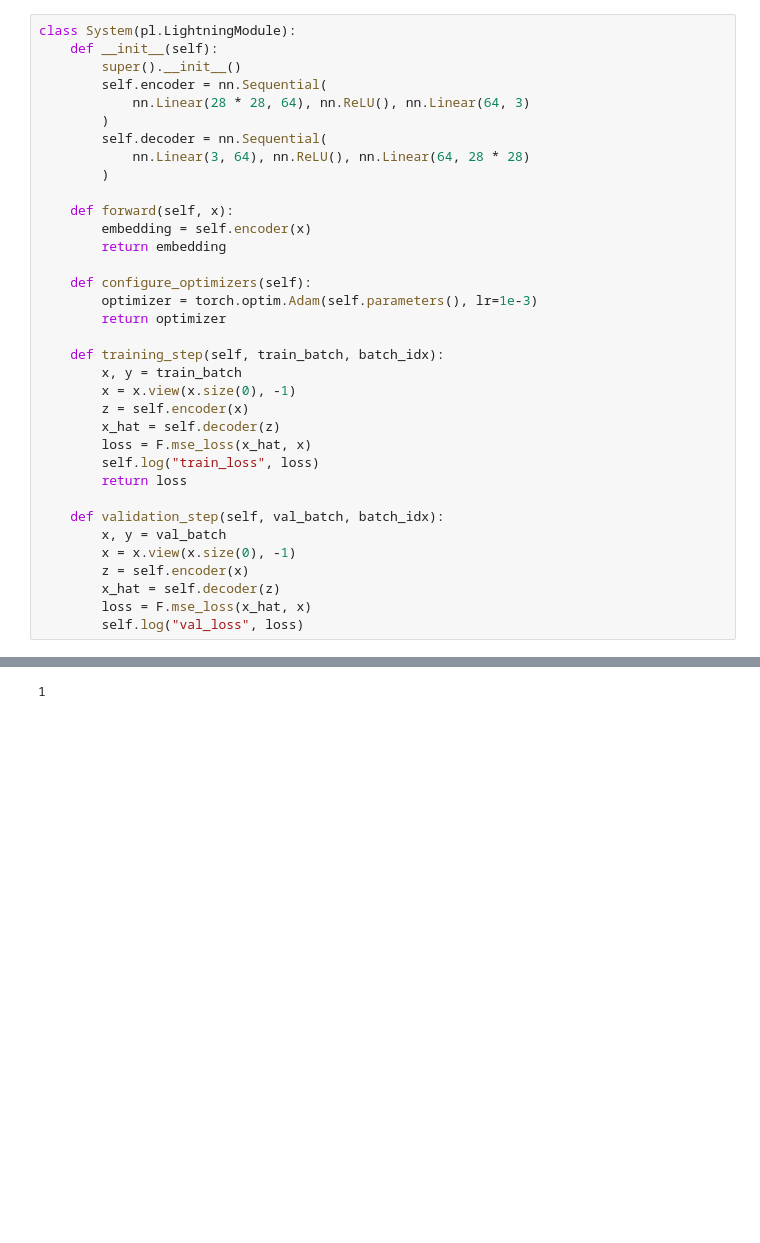
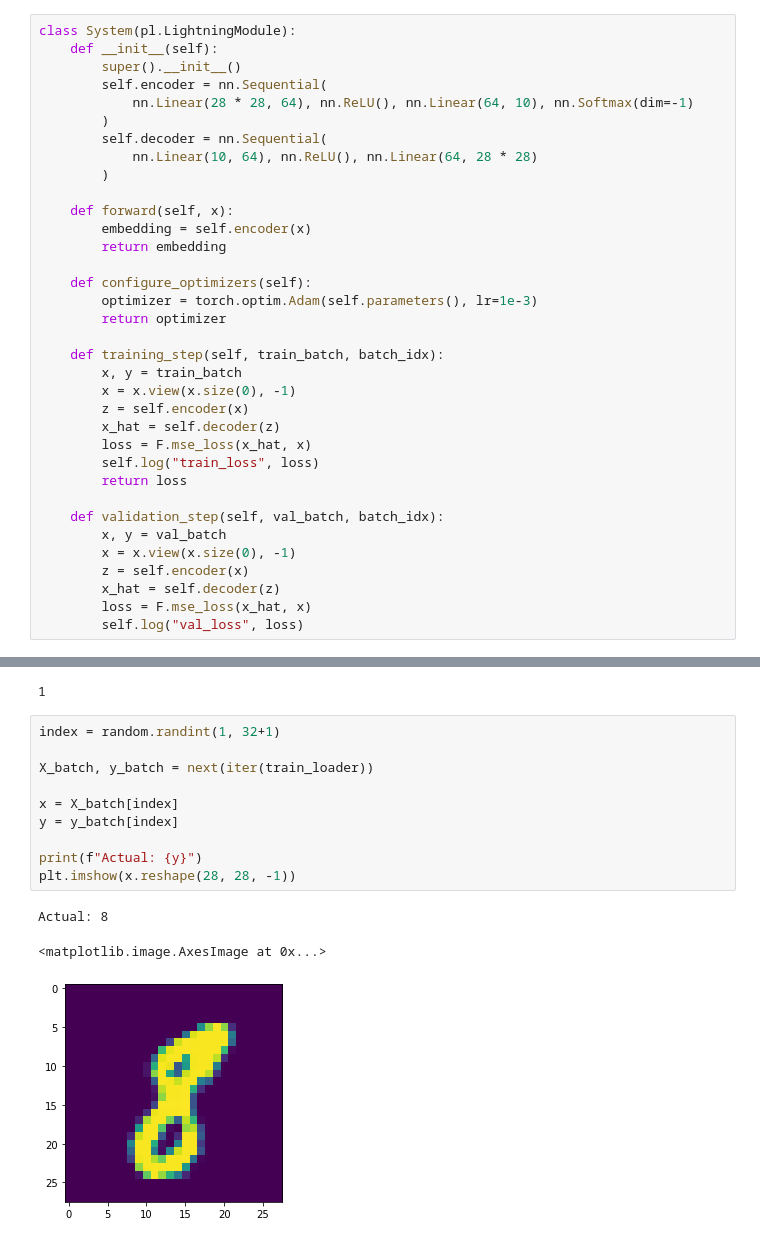
Before and after one commit to lostmygithubaccount/learn, a Jupyter notebook: Untitled.ipynb, the cells around one changed output, grey strips where cells are left out. Saved outputs shown, nothing was run; the diff lists cells and outputs as text; blank space fills up the shorter version.

```diff
--- a/Untitled.ipynb
+++ b/Untitled.ipynb
@@ -16,10 +22,10 @@ class System(pl.LightningModule):
     def __init__(self):
         super().__init__()
         self.encoder = nn.Sequential(
-            nn.Linear(28 * 28, 64), nn.ReLU(), nn.Linear(64, 3)
+            nn.Linear(28 * 28, 64), nn.ReLU(), nn.Linear(64, 10), nn.Softmax(dim=-1)
         )
         self.decoder = nn.Sequential(
-            nn.Linear(3, 64), nn.ReLU(), nn.Linear(64, 28 * 28)
+            nn.Linear(10, 64), nn.ReLU(), nn.Linear(64, 28 * 28)
         )
 
     def forward(self, x):
@@ -97,6 +104,20 @@ TPU available: False, using: 0 TPU cores
 0 | encoder | Sequential | 50 K
 1 | decoder | Sequential | 51 K
 1
+# %%
+index = random.randint(1, 32+1)
+
+X_batch, y_batch = next(iter(train_loader))
+
+x = X_batch[index]
+y = y_batch[index]
+
+print(f"Actual: {y}")
+plt.imshow(x.reshape(28, 28, -1))
+# %% [output]
+Actual: 8
+<matplotlib.image.AxesImage at 0x...>
+[figure, added]
 # %%
 res = system.forward(x.view(x.size(0), -1))
 res
```
Also changed, not shown: parts of 5 cells of this notebook.
